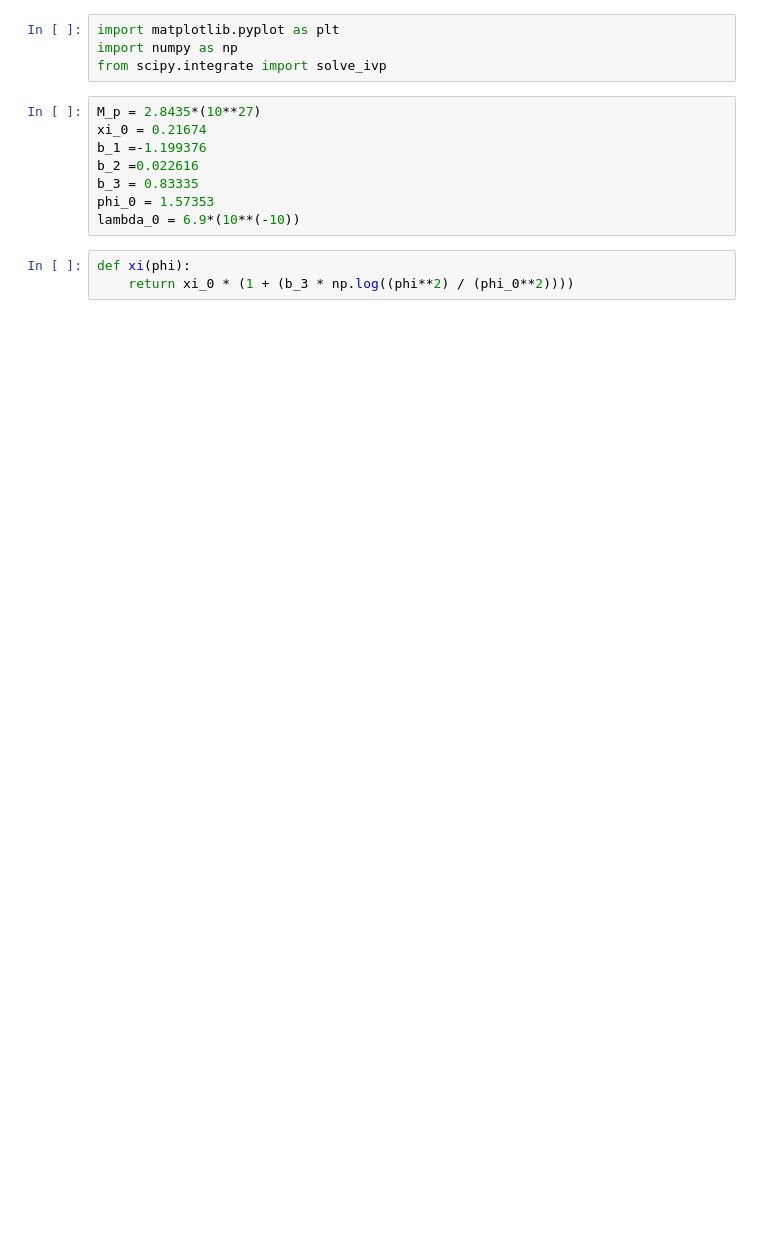
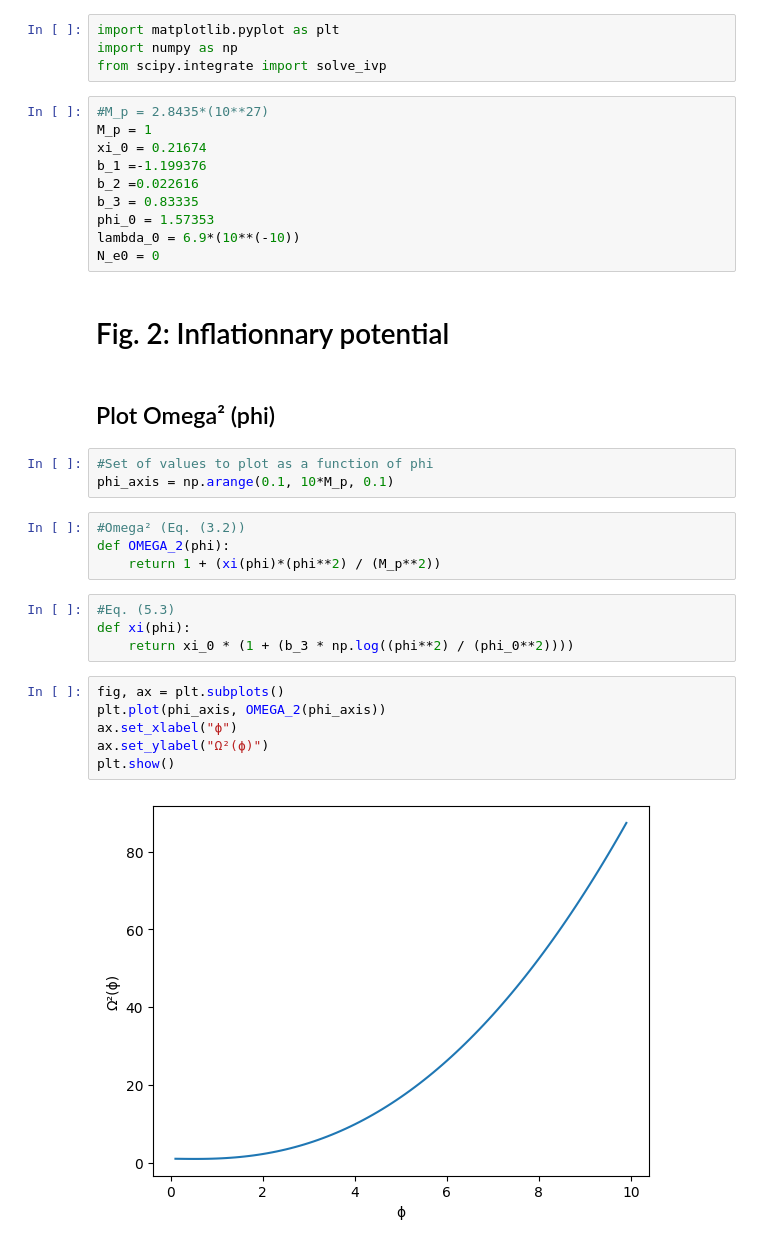
Before and after one commit to EmiliePequeux/MasterThesis, a Jupyter notebook: BallestrosRadPot.ipynb, the cells around one changed output. Cells and saved outputs as stored; diff of their text form; blank space fills up the shorter version.

```diff
--- a/BallestrosRadPot.ipynb
+++ b/BallestrosRadPot.ipynb
@@ -3,14 +3,36 @@ import matplotlib.pyplot as plt
 import numpy as np
 from scipy.integrate import solve_ivp
 # %%
-M_p = 2.8435*(10**27)
+#M_p = 2.8435*(10**27)
+M_p = 1
 xi_0 = 0.21674
 b_1 =-1.199376
 b_2 =0.022616
 b_3 = 0.83335
 phi_0 = 1.57353
 lambda_0 = 6.9*(10**(-10))
+N_e0 = 0
+# %% [markdown]
+# Fig. 2: Inflationnary potential
+# %% [markdown]
+## Plot Omega² (phi)
+# %%
+#Set of values to plot as a function of phi
+phi_axis = np.arange(0.1, 10*M_p, 0.1)
+# %%
+#Omega² (Eq. (3.2))
+def OMEGA_2(phi):
+    return 1 + (xi(phi)*(phi**2) / (M_p**2))
 # %%
+#Eq. (5.3)
 def xi(phi):
     return xi_0 * (1 + (b_3 * np.log((phi**2) / (phi_0**2))))
+# %%
+fig, ax = plt.subplots()
+plt.plot(phi_axis, OMEGA_2(phi_axis))
+ax.set_xlabel("ϕ")
+ax.set_ylabel("Ω²(ϕ)")
+plt.show()
+# %% [output]
+[figure, added]
 # %%
```
Also changed, not shown: parts of 16 cells of this notebook, 1 other file.
